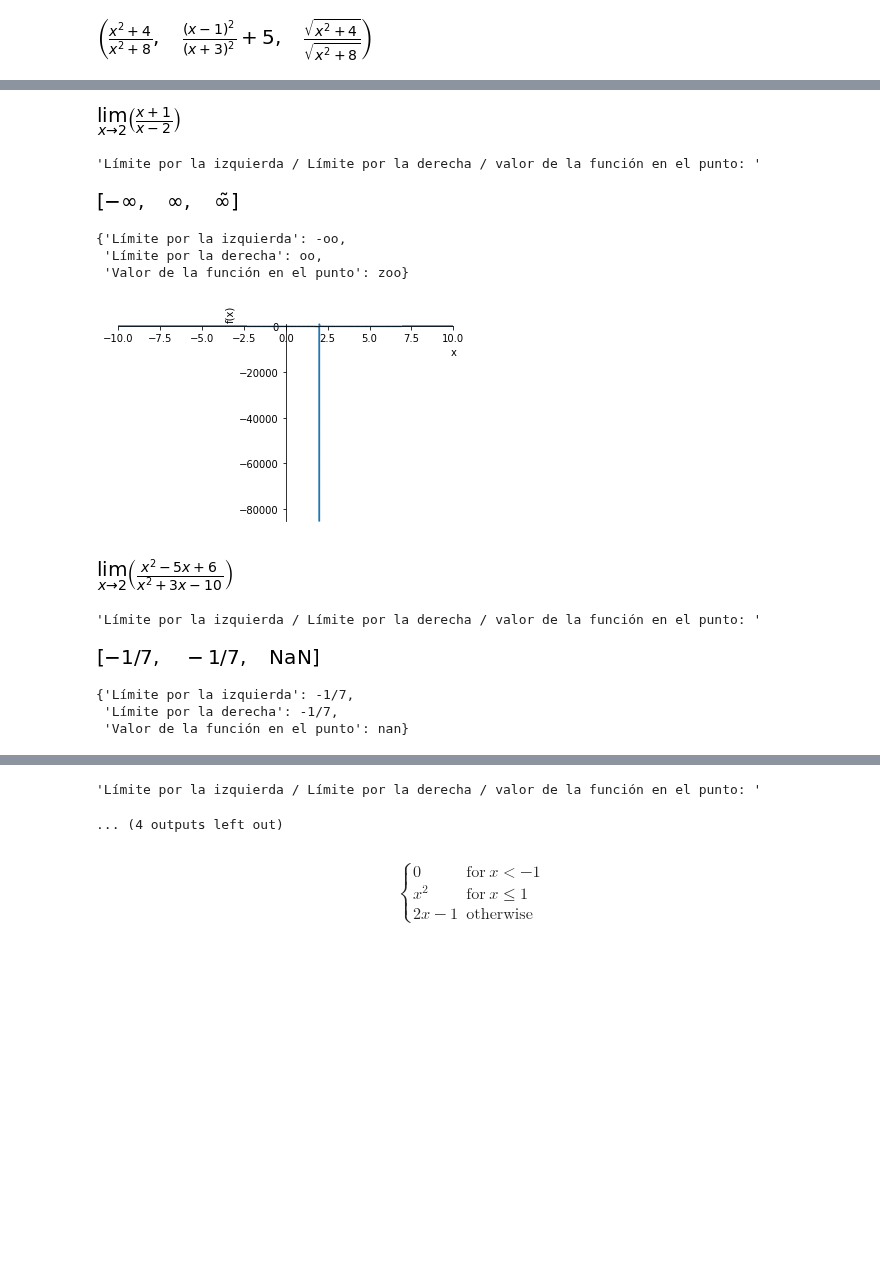
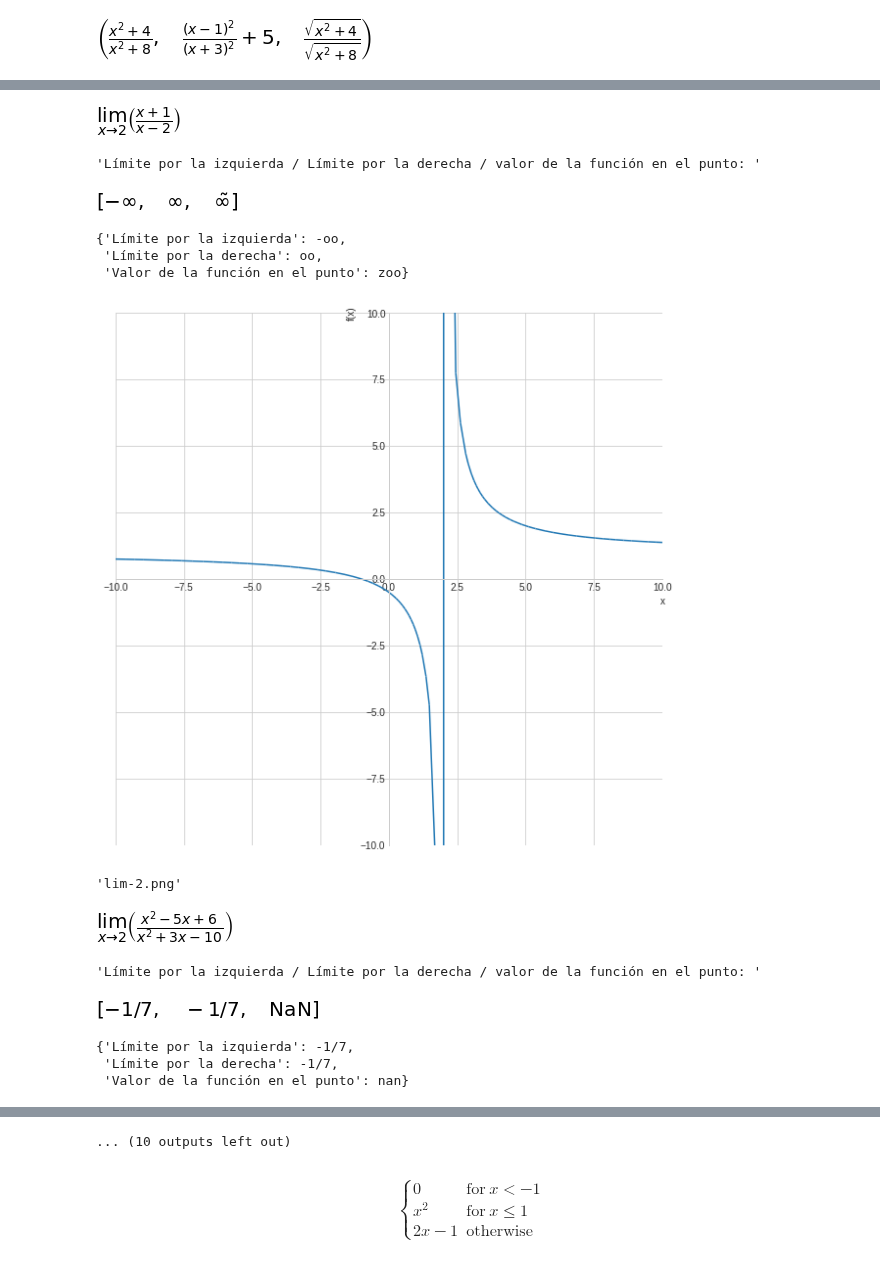
Before and after one commit to crdguez/mat1bac_cit, a Jupyter notebook: notebooks/31_funciones.ipynb, the cells around one changed output, grey strips where cells are left out. Saved outputs shown, nothing was run; the diff lists cells and outputs as text; code cells hidden in the pictures; blank space fills up the shorter version.

```diff
--- a/notebooks/31_funciones.ipynb
+++ b/notebooks/31_funciones.ipynb
@@ -46,7 +56,7 @@ datos = [[r'0x-3',r'x^3-5x^2+2',r'\frac{{x - 1}}{{x + 5}}', r'7x-1', r'\frac{2}{
 # vectores iniciales correspondientes al texto del enunciado
 
 for i, s in enumerate(datos) :
-    n_ejercicio = 'p65e6-'+str(i)
+    n_ejercicio = 'p65e06-'+str(i)
     enunciado_latex, enunciado, solucion = [],[],[]
 
     texto_ejercicio = r"""Halla el dominio de las siguientes funciones:
@@ -218,3 +163,0 @@ limit(g(f(x)), x, 2)
-# %%
-f = Lambda(x, sin(x)/x)
-limit(f(x),x,0)
@@ -223,4 +163,0 @@ limit(f(x),x,0)
-# %%
-expr = Limit((cos(x) - 1)/x, x, 0, dir='-')
-display(expr)
-expr.doit()
@@ -229,0 +247,29 @@ expr.doit()
+# %%
+puntuacion = '1'
+
+datos = [['\\left|{x + 1}\\right|', abs(x+1)],]
+
+# vectores iniciales correspondientes al texto del enunciado
+n_ejercicio = 'p68e35'
+enunciado_latex, enunciado, solucion = [],[],[]
+
+texto_ejercicio = r"""Representa gráficamente las siguientes funciones:"""
+display(md("**"+texto_ejercicio+"**"))
+
+for i, s in enumerate(datos) :
+
+    enunciado_latex.append("$y="+s[0]+"$")
+    enunciado.append(s[1])
+
+
+    plt.rcParams['figure.figsize'] = 10,10
+    p1 = plot(s[1],show=False, xlim=(-10,10), ylim=(-10,10))
+    p1.save(n_ejercicio+"-"+str(i)+".png")
+    sol=r"\\ \resizebox{0.4\textwidth}{!}{\includegraphics[width=1\columnwidth]{%s}}" % (n_ejercicio+"-"+str(i))
+
+
+
+    solucion.append(sol)
+    display(md(enunciado_latex[i] +" $ \\rightarrow $" + solucion[i] ))
+
+df_ejercicios = df_ejercicios.append(añadir_ejercicios(enunciado_latex, enunciado, solucion, texto_ejercicio, curso, titulo , n_ejercicio, '5', '1', enun_tex=False, sol_tex=False), ignore_index=True)
@@ -230,27 +293,33 @@ expr.doit()
 # %%
 def lim(expr,x0):
     f = Lambda(x,eval(expr))
     display(Limit(S(expr),x,x0,dir='+-'))
     display("Límite por la izquierda / Límite por la derecha / valor de la función en el punto: ")
     display([limit(f(x),x,x0, dir='-'),limit(f(x),x,x0), f(x0)])
     display({'Límite por la izquierda':limit(f(x),x,x0, dir='-'),'Límite por la derecha':limit(f(x),x,x0),'Valor de la función en el punto': f(x0)})
-    plot(f(x))
+    plt.rcParams['figure.figsize'] = 10,10
+    p1 = plot(f(x),xlim=(-10,10), ylim=(-10,10))
+    #p1.save("lim-"+expr+"-"+str(x0)+".png")
+    p1.save("a-ver.png")
+    display("lim-"+str(x0)+".png")
+
 
 # lim('(x+1)/(x-2)',2), lim('(x**2-5*x+6)/(x**2+3*x-10)',2)
 
 datos = [['(x+1)/(x-2)',2],['(x**2-5*x+6)/(x**2+3*x-10)',2], ['(sqrt(2-x)-sqrt(2+x))/(x**2+x)',0]]
 [lim(k[0],k[1]) for k in datos]
 # %% [output]
 [figure]
 'Límite por la izquierda / Límite por la derecha / valor de la función en el punto: '
 [figure]
 {'Límite por la izquierda': -oo,
  'Límite por la derecha': oo,
  'Valor de la función en el punto': zoo}
-[figure, old version]
+[figure, new version]
+'lim-2.png'
 [figure]
-'Límite por la izquierda / Límite por la derecha / valor de la función en el punto: '
+'Límite por la izquierda / Límite por la derecha / valor de la función en el punto: '
 [figure]
-{'Límite por la izquierda': -1/7,
- 'Límite por la derecha': -1/7,
- 'Valor de la función en el punto': nan}
+{'Límite por la izquierda': -1/7,
+ 'Límite por la derecha': -1/7,
+ 'Valor de la función en el punto': nan}
@@ -259,5 +328,4 @@ datos = [['(x+1)/(x-2)',2],['(x**2-5*x+6)/(x**2+3*x-10)',2], ['(sqrt(2-x)-sqrt(2
-'Límite por la izquierda / Límite por la derecha / valor de la función en el punto: '
-... (4 outputs left out)
+... (10 outputs left out)
 # %%
 from sympy import Piecewise
 f=x**2
```
Also changed, not shown: parts of 21 cells of this notebook, 14 other files.
